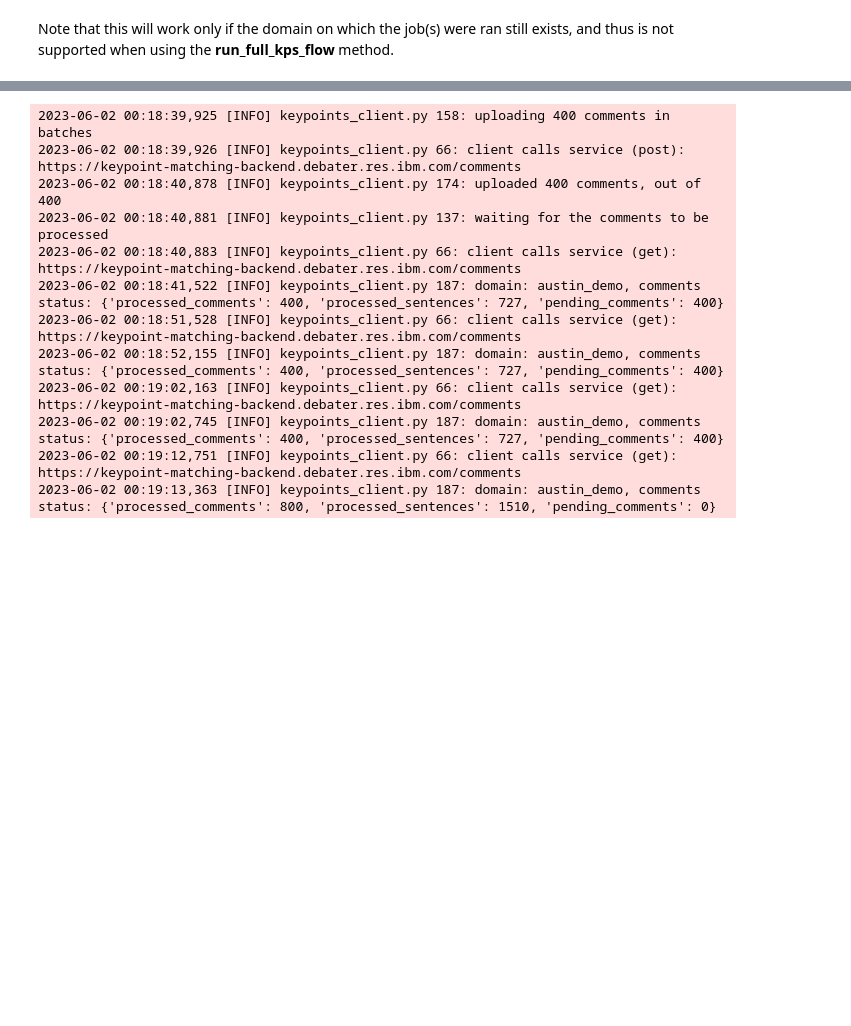
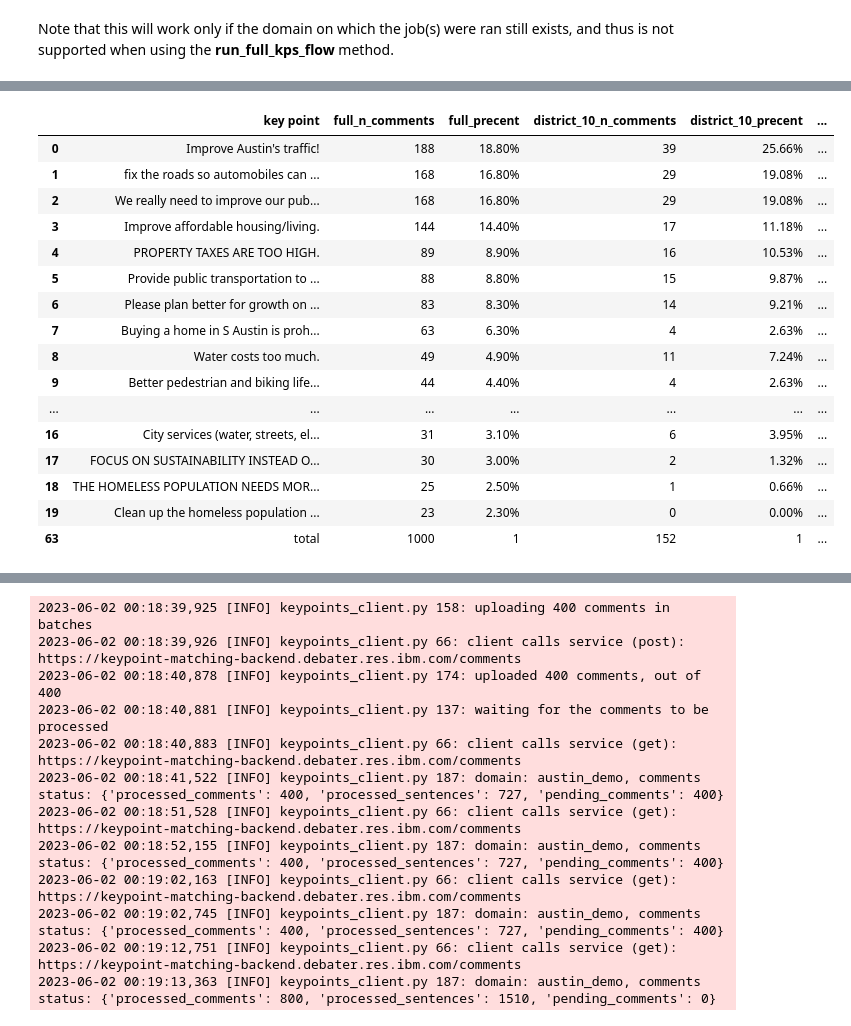
Before and after one commit to IBM/debater-eap-tutorial, a Jupyter notebook: survey_usecase/new_sdk/kpa_quick_start_tutorial-with_results.ipynb, the cells around one changed output, grey strips where cells are left out. Drawn from its saved outputs; the diff is of its cells as text; code cells hidden in the pictures; blank space fills up the shorter version.

Commit message:
add 6.1 Compare between comment subsets

```diff
--- a/survey_usecase/new_sdk/kpa_quick_start_tutorial-with_results.ipynb
+++ b/survey_usecase/new_sdk/kpa_quick_start_tutorial-with_results.ipynb
@@ -459,0 +463,3 @@ A year passed, and we collect additional data (data from 2017). We can now uploa
+# %%
+comment_ids_district_7 = list(comments_2016_sample_df[comments_2016_sample_df["Council_District"]==7]["id"].astype(str))
+comment_ids_district_10 = list(comments_2016_sample_df[comments_2016_sample_df["Council_District"]==10]["id"].astype(str))
@@ -459,0 +469,22 @@ A year passed, and we collect additional data (data from 2017). We can now uploa
+# %%
+subsets_dict = {"district_7":comment_ids_district_7, "district_10":comment_ids_district_10}
+comparison_df = kps_result_2016_no_stance.compare_with_comment_subsets(subsets_dict)
+pd.concat([comparison_df.head(20),comparison_df.tail(1)])
+# %% [output]
+|  | key point | full_n_comments | full_precent | district_10_n_comments | district_10_precent | ... |
+| 0 | Improve Austin's traffic! | 188 | 18.80% | 39 | 25.66% | ... |
+| 1 | fix the roads so automobiles can ... | 168 | 16.80% | 29 | 19.08% | ... |
+| 2 | We really need to improve our pub... | 168 | 16.80% | 29 | 19.08% | ... |
+| 3 | Improve affordable housing/living. | 144 | 14.40% | 17 | 11.18% | ... |
+| 4 | PROPERTY TAXES ARE TOO HIGH. | 89 | 8.90% | 16 | 10.53% | ... |
+| 5 | Provide public transportation to ... | 88 | 8.80% | 15 | 9.87% | ... |
+| 6 | Please plan better for growth on ... | 83 | 8.30% | 14 | 9.21% | ... |
+| 7 | Buying a home in S Austin is proh... | 63 | 6.30% | 4 | 2.63% | ... |
+| 8 | Water costs too much. | 49 | 4.90% | 11 | 7.24% | ... |
+| 9 | Better pedestrian and biking life... | 44 | 4.40% | 4 | 2.63% | ... |
+| ... | ... | ... | ... | ... | ... | ... |
+| 16 | City services (water, streets, el... | 31 | 3.10% | 6 | 3.95% | ... |
+| 17 | FOCUS ON SUSTAINABILITY INSTEAD O... | 30 | 3.00% | 2 | 1.32% | ... |
+| 18 | THE HOMELESS POPULATION NEEDS MOR... | 25 | 2.50% | 1 | 0.66% | ... |
+| 19 | Clean up the homeless population ... | 23 | 2.30% | 0 | 0.00% | ... |
+| 63 | total | 1000 | 1 | 152 | 1 | ... |
```
Also changed, not shown: parts of 7 cells of this notebook.
